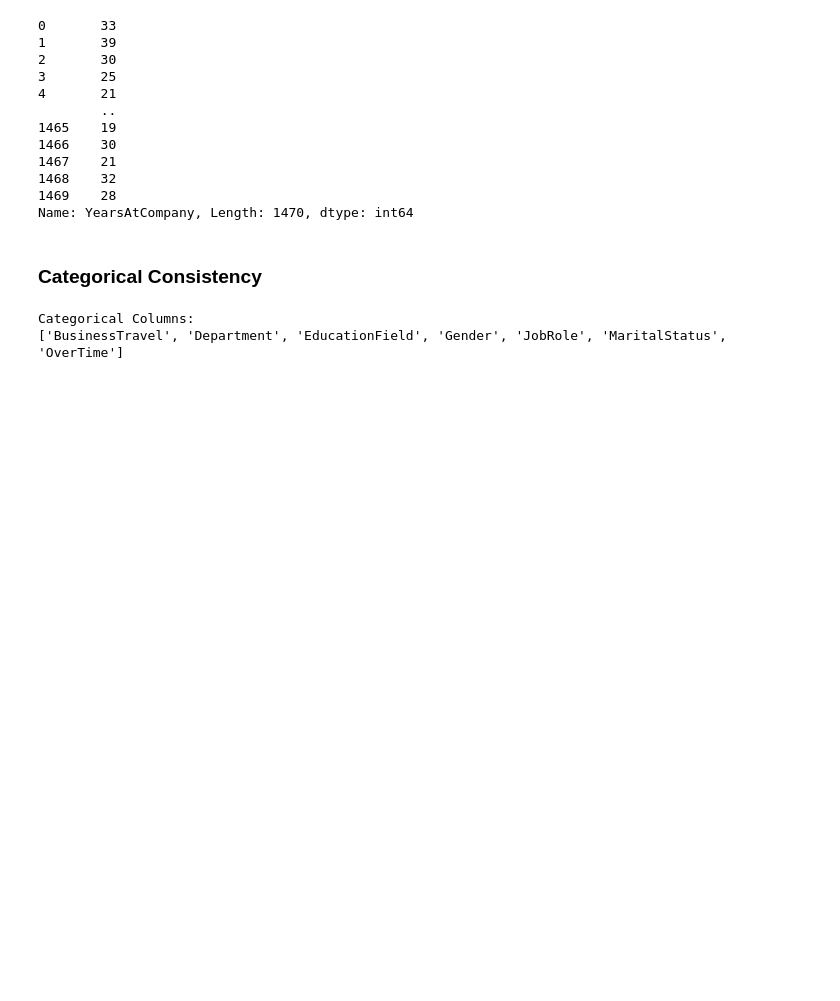
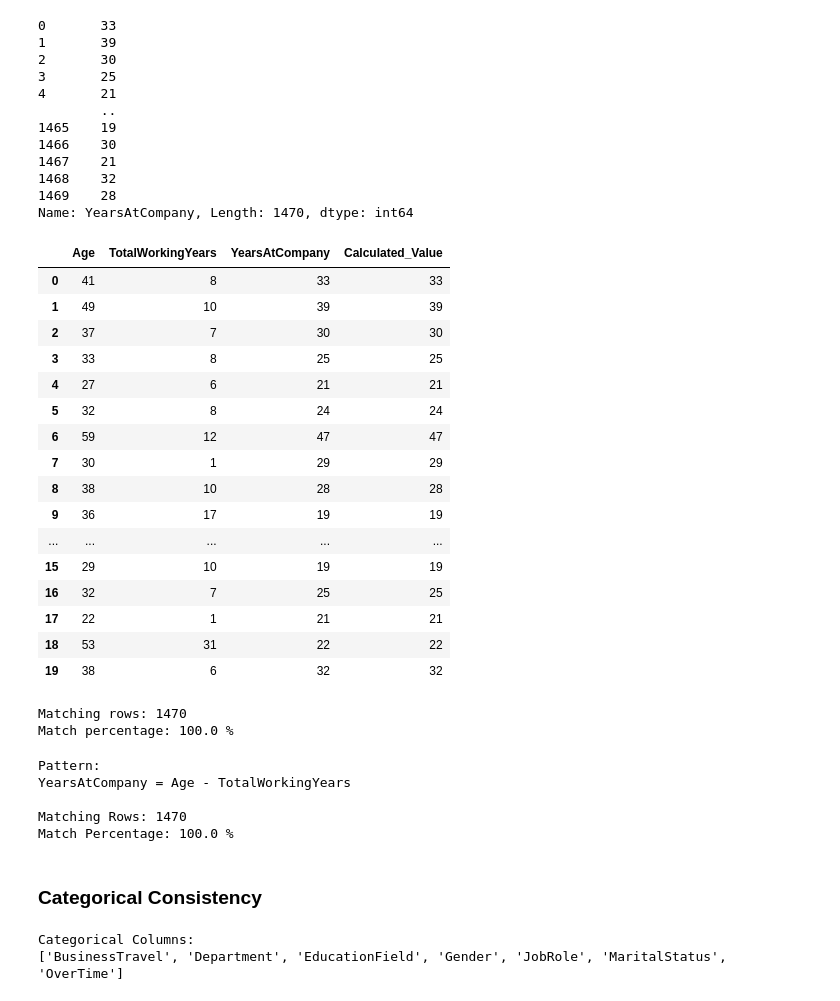
Before and after one commit to mananipratik/i_project, a Jupyter notebook: nb/2_data_cleaning.ipynb, the cells around one changed output. Cells and saved outputs as stored; diff of their text form; code cells hidden in the pictures; blank space fills up the shorter version.

```diff
--- a/nb/2_data_cleaning.ipynb
+++ b/nb/2_data_cleaning.ipynb
@@ -383,3 +442,54 @@ print(df1['YearsAtCompany'])
 1468    32
 1469    28
 Name: YearsAtCompany, Length: 1470, dtype: int64
+# %%
+# Check whether YearsAtCompany follows Age - TotalWorkingYears
+
+df1['Calculated_Value'] = (
+    df1['Age'] - df1['TotalWorkingYears']
+)
+
+comparison = df1[
+    [
+        'Age',
+        'TotalWorkingYears',
+        'YearsAtCompany',
+        'Calculated_Value'
+    ]
+]
+
+comparison.head(20)
+# %% [output]
+|  | Age | TotalWorkingYears | YearsAtCompany | Calculated_Value |
+| 0 | 41 | 8 | 33 | 33 |
+| 1 | 49 | 10 | 39 | 39 |
+| 2 | 37 | 7 | 30 | 30 |
+| 3 | 33 | 8 | 25 | 25 |
+| 4 | 27 | 6 | 21 | 21 |
+| 5 | 32 | 8 | 24 | 24 |
+| 6 | 59 | 12 | 47 | 47 |
+| 7 | 30 | 1 | 29 | 29 |
+| 8 | 38 | 10 | 28 | 28 |
+| 9 | 36 | 17 | 19 | 19 |
+| ... | ... | ... | ... | ... |
+| 15 | 29 | 10 | 19 | 19 |
+| 16 | 32 | 7 | 25 | 25 |
+| 17 | 22 | 1 | 21 | 21 |
+| 18 | 53 | 31 | 22 | 22 |
+| 19 | 38 | 6 | 32 | 32 |
+# %%
+match_count = (
+    df1['YearsAtCompany']
+    ==
+    df1['Age'] - df1['TotalWorkingYears']
+).sum()
+
+print("Matching rows:", match_count)
+print(
+    "Match percentage:",
+    round(match_count / len(df1) * 100, 2),
+    "%"
+)
+# %% [output]
+Matching rows: 1470
+Match percentage: 100.0 %
@@ -386,3 +501,31 @@ Name: YearsAtCompany, Length: 1470, dtype: int64
+# %%
+# ==========================================
+# INVESTIGATION: YearsAtCompany Pattern
+# ==========================================
+
+pattern_match = (
+    df_clean['YearsAtCompany']
+    ==
+    df_clean['Age'] - df_clean['TotalWorkingYears']
+)
+
+match_count = pattern_match.sum()
+match_percentage = round(
+    match_count / len(df_clean) * 100,
+    2
+)
+
+print("Pattern:")
+print("YearsAtCompany = Age - TotalWorkingYears")
+
+print("\nMatching Rows:", match_count)
+print("Match Percentage:", match_percentage, "%")
+# %% [output]
+Pattern:
+YearsAtCompany = Age - TotalWorkingYears
+
+Matching Rows: 1470
+Match Percentage: 100.0 %
 # %% [markdown]
 ### Categorical Consistency
 # %%
```
Also changed, not shown: parts of 9 cells of this notebook.
